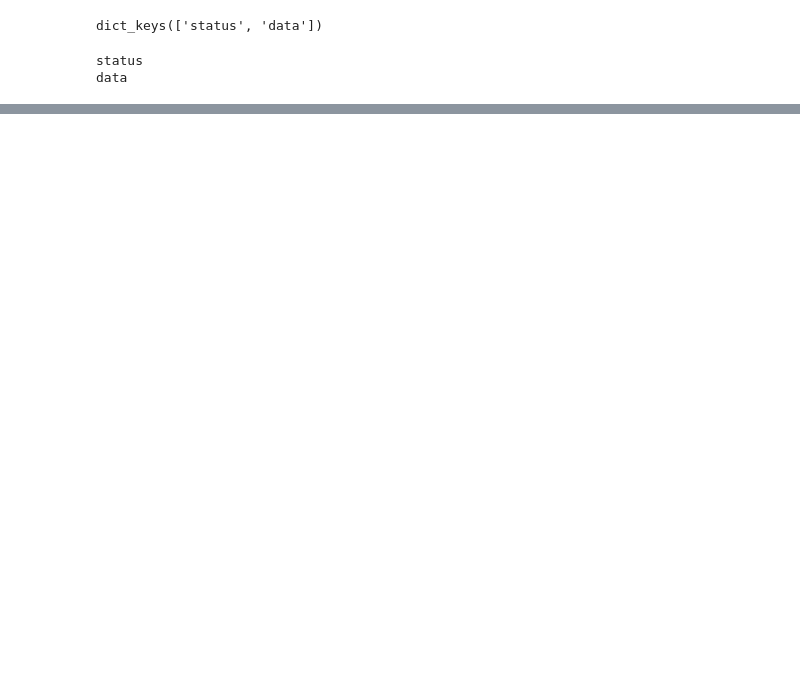
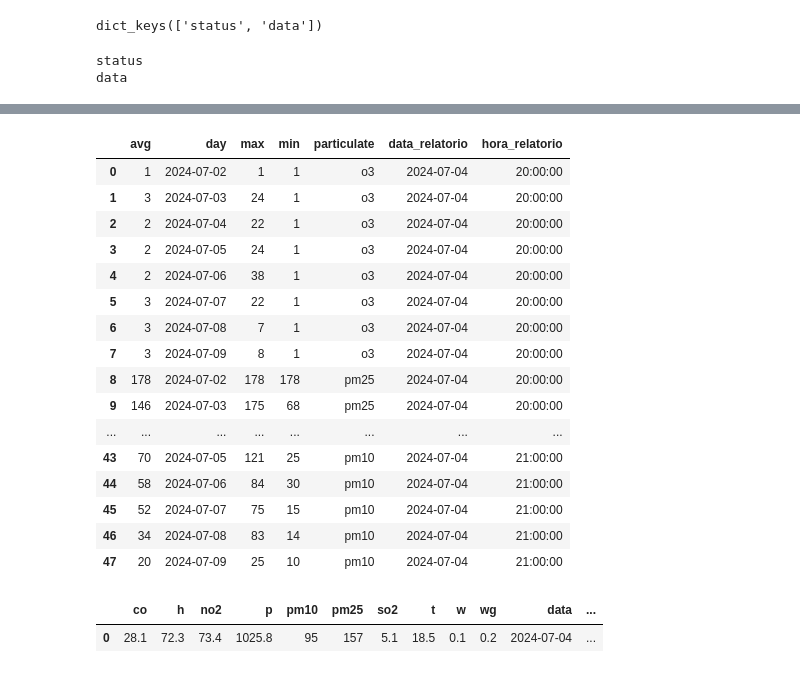
Before and after one commit to PSpaulojr/Estudo-de-casos, a Jupyter notebook: Codigo/main.ipynb, the cells around one changed output, grey strips where cells are left out. Cells and saved outputs as stored; diff of their text form; code cells hidden in the pictures; blank space fills up the shorter version.

```diff
--- a/Codigo/main.ipynb
+++ b/Codigo/main.ipynb
@@ -246,0 +331,30 @@ jsson['data']['forecast']
+# %%
+actual_folder = os.getcwd()
+
+path = Path(actual_folder)
+parent_folder = path.parent.absolute().as_posix()
+# %%
+path = Path(actual_folder)
+parent_folder = path.parent.absolute().as_posix()
+forecast_file = os.path.join(parent_folder, r"Dados/previsao/forecast.xlsx")
+df_forecast_hist = pd.read_excel(forecast_file)
+# %%
+pd.concat([df_forecast_hist, df_forecast], ignore_index=True)
+# %% [output]
+|  | avg | day | max | min | particulate | data_relatorio | hora_relatorio |
+| 0 | 1 | 2024-07-02 | 1 | 1 | o3 | 2024-07-04 | 20:00:00 |
+| 1 | 3 | 2024-07-03 | 24 | 1 | o3 | 2024-07-04 | 20:00:00 |
+| 2 | 2 | 2024-07-04 | 22 | 1 | o3 | 2024-07-04 | 20:00:00 |
+| 3 | 2 | 2024-07-05 | 24 | 1 | o3 | 2024-07-04 | 20:00:00 |
+| 4 | 2 | 2024-07-06 | 38 | 1 | o3 | 2024-07-04 | 20:00:00 |
+| 5 | 3 | 2024-07-07 | 22 | 1 | o3 | 2024-07-04 | 20:00:00 |
+| 6 | 3 | 2024-07-08 | 7 | 1 | o3 | 2024-07-04 | 20:00:00 |
+| 7 | 3 | 2024-07-09 | 8 | 1 | o3 | 2024-07-04 | 20:00:00 |
+| 8 | 178 | 2024-07-02 | 178 | 178 | pm25 | 2024-07-04 | 20:00:00 |
+| 9 | 146 | 2024-07-03 | 175 | 68 | pm25 | 2024-07-04 | 20:00:00 |
+| ... | ... | ... | ... | ... | ... | ... | ... |
+| 43 | 70 | 2024-07-05 | 121 | 25 | pm10 | 2024-07-04 | 21:00:00 |
+| 44 | 58 | 2024-07-06 | 84 | 30 | pm10 | 2024-07-04 | 21:00:00 |
+| 45 | 52 | 2024-07-07 | 75 | 15 | pm10 | 2024-07-04 | 21:00:00 |
+| 46 | 34 | 2024-07-08 | 83 | 14 | pm10 | 2024-07-04 | 21:00:00 |
+| 47 | 20 | 2024-07-09 | 25 | 10 | pm10 | 2024-07-04 | 21:00:00 |
@@ -246,0 +375,5 @@ jsson['data']['forecast']
+# %%
+tempo_real_file_hist
+# %% [output]
+|  | co | h | no2 | p | pm10 | pm25 | so2 | t | w | wg | data | ... |
+| 0 | 28.1 | 72.3 | 73.4 | 1025.8 | 95 | 157 | 5.1 | 18.5 | 0.1 | 0.2 | 2024-07-04 | ... |
```
Also changed, not shown: parts of 28 cells of this notebook, 1 other file.
